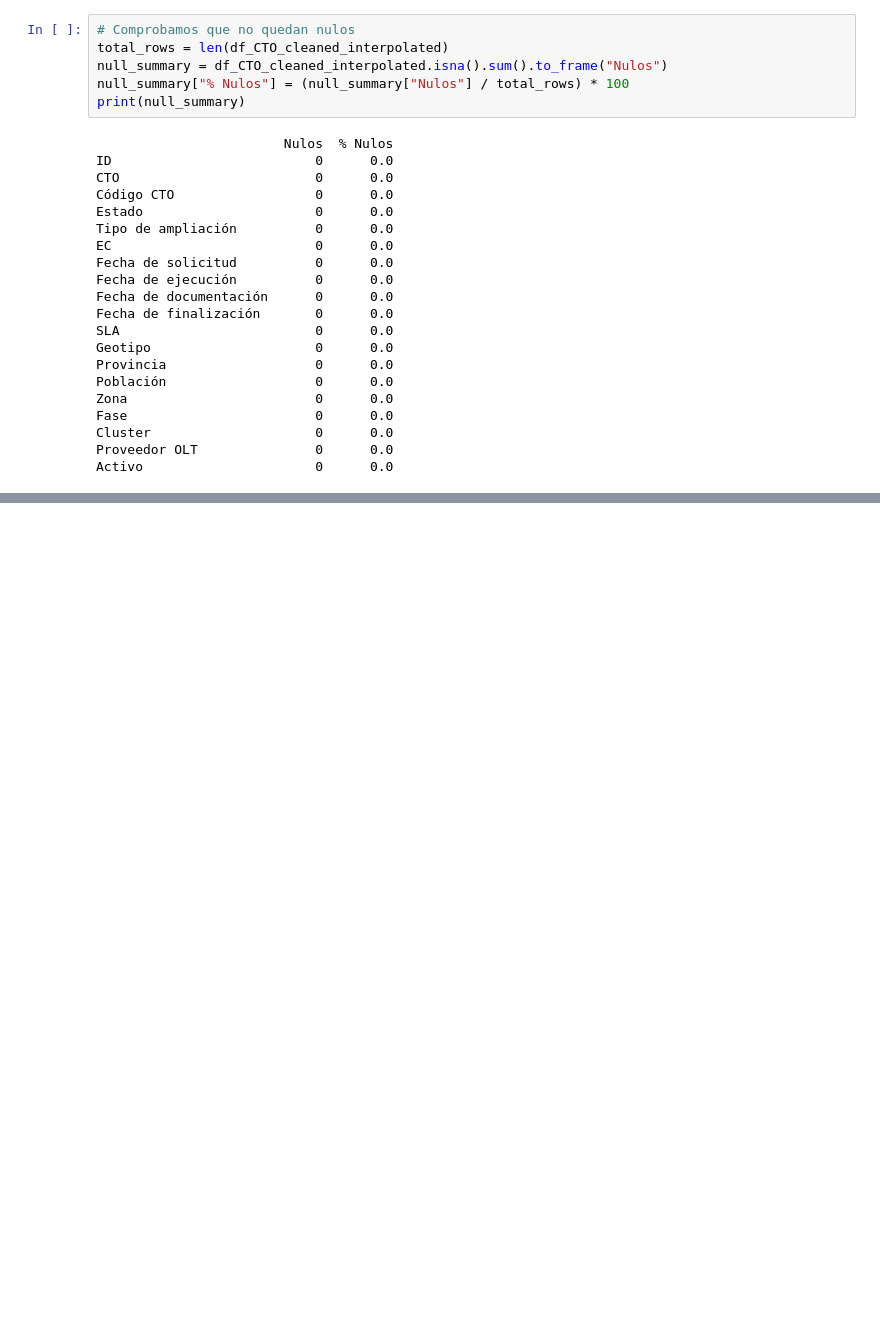
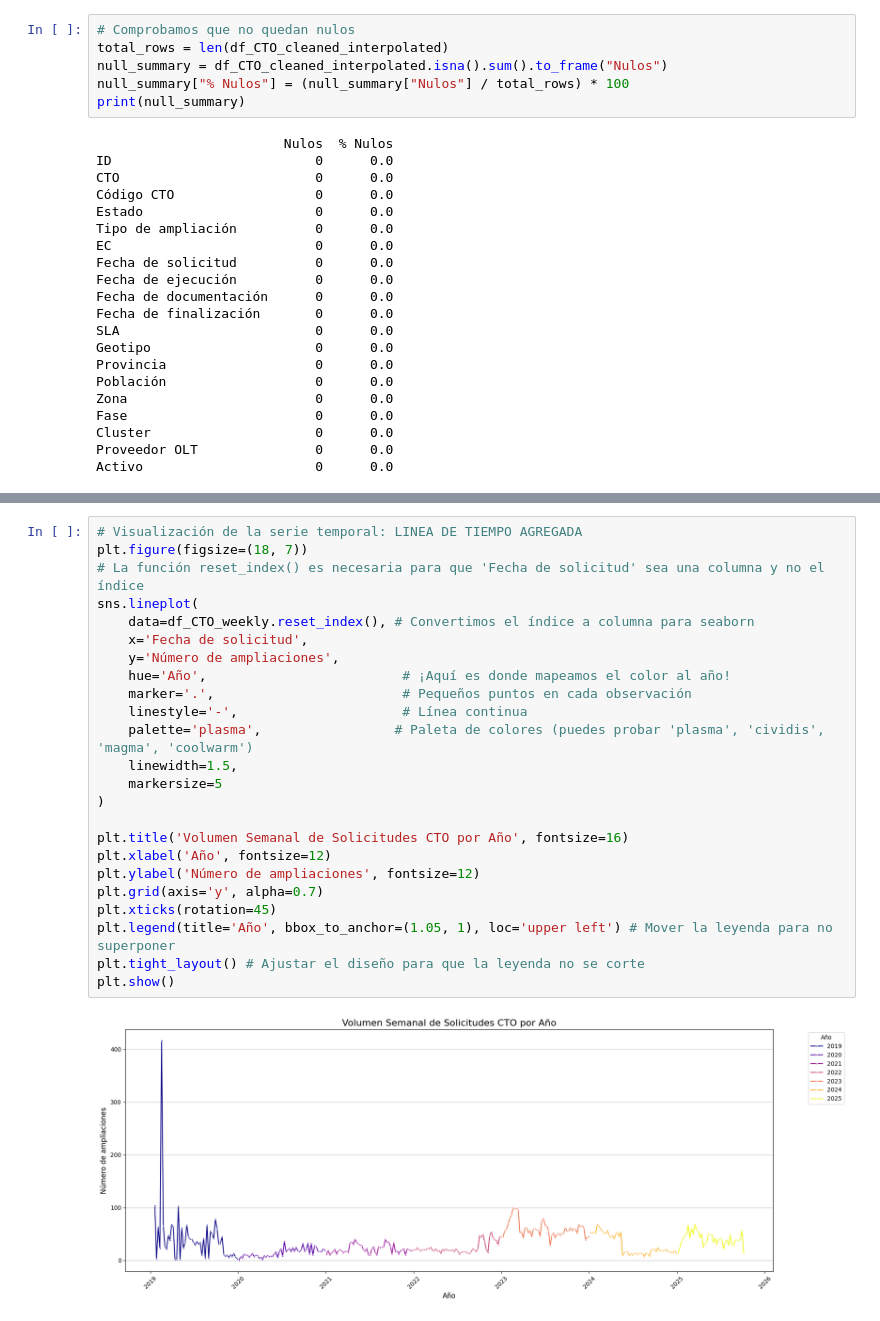
Before and after one commit to JhonFajardoRodas/TFM-GIT, a Jupyter notebook: Notebooks Python/exploringdata.ipynb, the cells around one changed output, grey strips where cells are left out. Saved outputs shown, nothing was run; the diff lists cells and outputs as text; blank space fills up the shorter version.

```diff
--- a/Notebooks Python/exploringdata.ipynb
+++ b/Notebooks Python/exploringdata.ipynb
@@ -273,0 +220,26 @@ Activo                      0      0.0
+# %%
+# Visualización de la serie temporal: LINEA DE TIEMPO AGREGADA
+plt.figure(figsize=(18, 7))
+# La función reset_index() es necesaria para que 'Fecha de solicitud' sea una columna y no el índice
+sns.lineplot(
+    data=df_CTO_weekly.reset_index(), # Convertimos el índice a columna para seaborn
+    x='Fecha de solicitud',
+    y='Número de ampliaciones',
+    hue='Año',                         # ¡Aquí es donde mapeamos el color al año!
+    marker='.',                        # Pequeños puntos en cada observación
+    linestyle='-',                     # Línea continua
+    palette='plasma',                 # Paleta de colores (puedes probar 'plasma', 'cividis', 'magma', 'coolwarm')
+    linewidth=1.5,
+    markersize=5
+)
+
+plt.title('Volumen Semanal de Solicitudes CTO por Año', fontsize=16)
+plt.xlabel('Año', fontsize=12)
+plt.ylabel('Número de ampliaciones', fontsize=12)
+plt.grid(axis='y', alpha=0.7)
+plt.xticks(rotation=45)
+plt.legend(title='Año', bbox_to_anchor=(1.05, 1), loc='upper left') # Mover la leyenda para no superponer
+plt.tight_layout() # Ajustar el diseño para que la leyenda no se corte
+plt.show()
+# %% [output]
+[figure, added]
```
Also changed, not shown: parts of 100 cells of this notebook, 1 other file.
